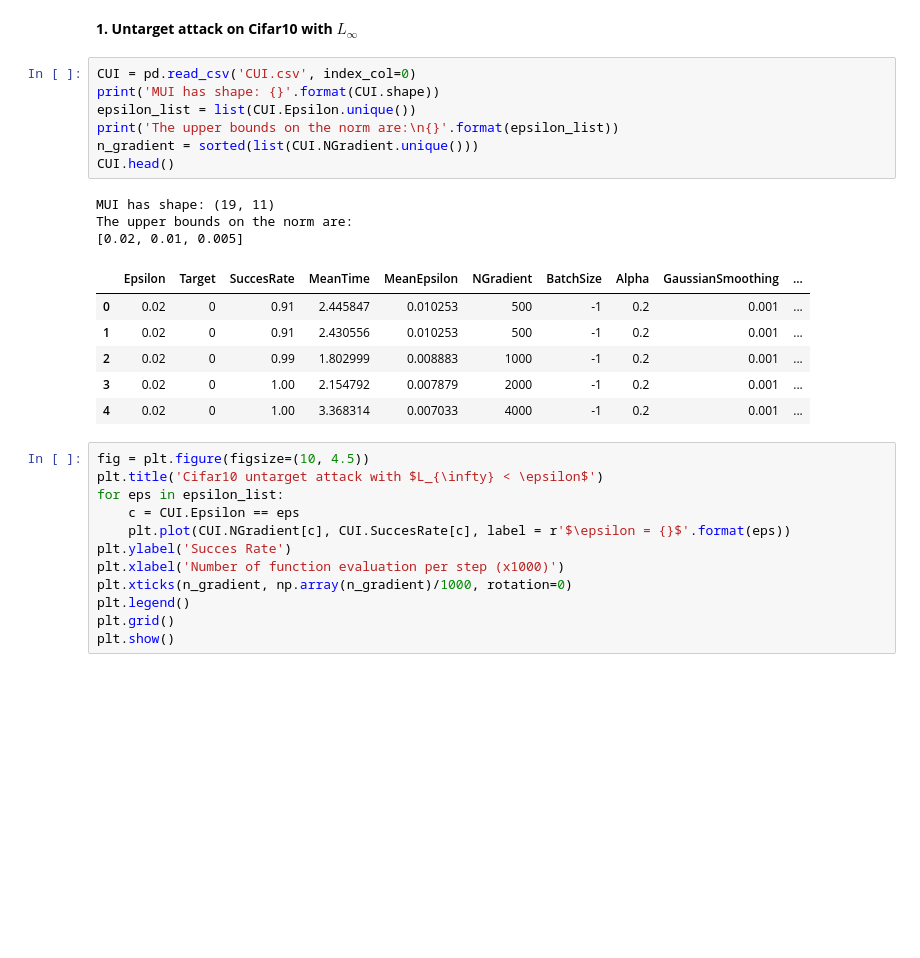
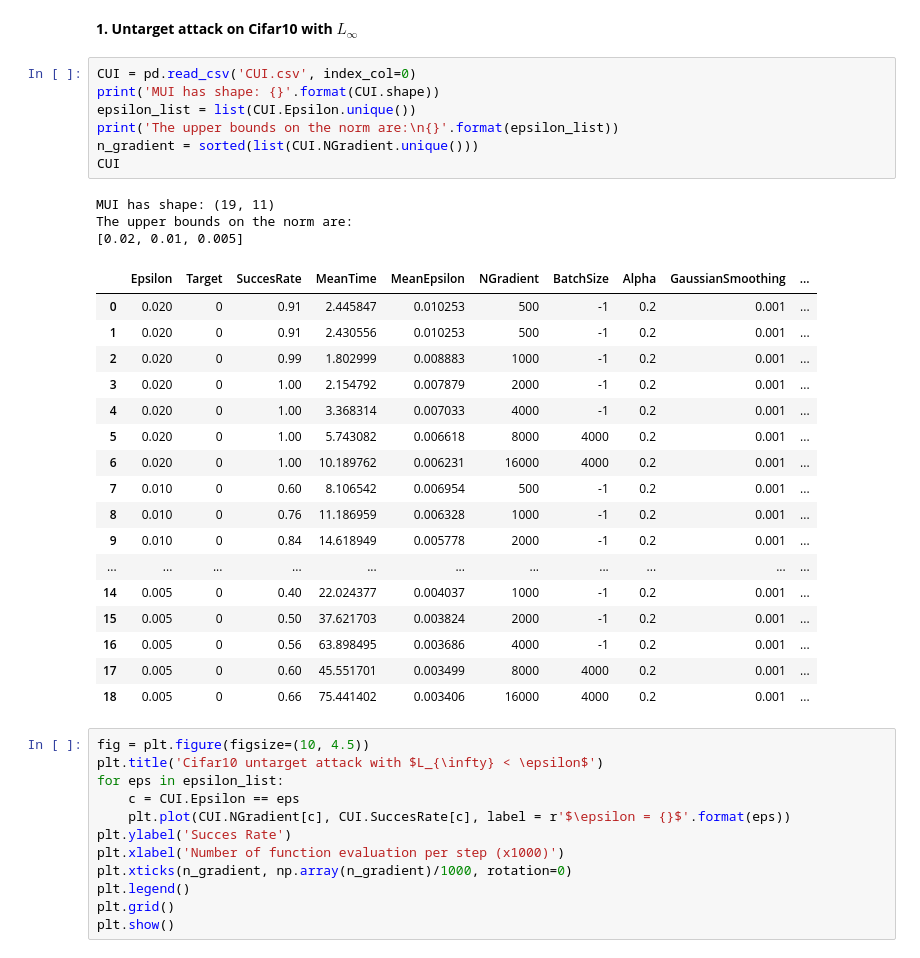
Before and after one commit to f-grimaldi/AdvAttack, a Jupyter notebook: results/ClassicZSCG/ZSCG_Cifar10_results_analysis.ipynb, the cells around one changed output. Saved outputs shown, nothing was run; the diff lists cells and outputs as text; blank space fills up the shorter version.

```diff
--- a/results/ClassicZSCG/ZSCG_Cifar10_results_analysis.ipynb
+++ b/results/ClassicZSCG/ZSCG_Cifar10_results_analysis.ipynb
@@ -21,20 +21,31 @@ import pandas as pd
 # %%
 CUI = pd.read_csv('CUI.csv', index_col=0)
 print('MUI has shape: {}'.format(CUI.shape))
 epsilon_list = list(CUI.Epsilon.unique())
 print('The upper bounds on the norm are:\n{}'.format(epsilon_list))
 n_gradient = sorted(list(CUI.NGradient.unique()))
-CUI.head()
+CUI
 # %% [output]
 MUI has shape: (19, 11)
 The upper bounds on the norm are:
 [0.02, 0.01, 0.005]
 |  | Epsilon | Target | SuccesRate | MeanTime | MeanEpsilon | NGradient | BatchSize | Alpha | GaussianSmoothing | ... |
-| 0 | 0.02 | 0 | 0.91 | 2.445847 | 0.010253 | 500 | -1 | 0.2 | 0.001 | ... |
-| 1 | 0.02 | 0 | 0.91 | 2.430556 | 0.010253 | 500 | -1 | 0.2 | 0.001 | ... |
-| 2 | 0.02 | 0 | 0.99 | 1.802999 | 0.008883 | 1000 | -1 | 0.2 | 0.001 | ... |
-| 3 | 0.02 | 0 | 1.00 | 2.154792 | 0.007879 | 2000 | -1 | 0.2 | 0.001 | ... |
-| 4 | 0.02 | 0 | 1.00 | 3.368314 | 0.007033 | 4000 | -1 | 0.2 | 0.001 | ... |
+| 0 | 0.020 | 0 | 0.91 | 2.445847 | 0.010253 | 500 | -1 | 0.2 | 0.001 | ... |
+| 1 | 0.020 | 0 | 0.91 | 2.430556 | 0.010253 | 500 | -1 | 0.2 | 0.001 | ... |
+| 2 | 0.020 | 0 | 0.99 | 1.802999 | 0.008883 | 1000 | -1 | 0.2 | 0.001 | ... |
+| 3 | 0.020 | 0 | 1.00 | 2.154792 | 0.007879 | 2000 | -1 | 0.2 | 0.001 | ... |
+| 4 | 0.020 | 0 | 1.00 | 3.368314 | 0.007033 | 4000 | -1 | 0.2 | 0.001 | ... |
+| 5 | 0.020 | 0 | 1.00 | 5.743082 | 0.006618 | 8000 | 4000 | 0.2 | 0.001 | ... |
+| 6 | 0.020 | 0 | 1.00 | 10.189762 | 0.006231 | 16000 | 4000 | 0.2 | 0.001 | ... |
+| 7 | 0.010 | 0 | 0.60 | 8.106542 | 0.006954 | 500 | -1 | 0.2 | 0.001 | ... |
+| 8 | 0.010 | 0 | 0.76 | 11.186959 | 0.006328 | 1000 | -1 | 0.2 | 0.001 | ... |
+| 9 | 0.010 | 0 | 0.84 | 14.618949 | 0.005778 | 2000 | -1 | 0.2 | 0.001 | ... |
+| ... | ... | ... | ... | ... | ... | ... | ... | ... | ... | ... |
+| 14 | 0.005 | 0 | 0.40 | 22.024377 | 0.004037 | 1000 | -1 | 0.2 | 0.001 | ... |
+| 15 | 0.005 | 0 | 0.50 | 37.621703 | 0.003824 | 2000 | -1 | 0.2 | 0.001 | ... |
+| 16 | 0.005 | 0 | 0.56 | 63.898495 | 0.003686 | 4000 | -1 | 0.2 | 0.001 | ... |
+| 17 | 0.005 | 0 | 0.60 | 45.551701 | 0.003499 | 8000 | 4000 | 0.2 | 0.001 | ... |
+| 18 | 0.005 | 0 | 0.66 | 75.441402 | 0.003406 | 16000 | 4000 | 0.2 | 0.001 | ... |
 # %%
 fig = plt.figure(figsize=(10, 4.5))
 plt.title('Cifar10 untarget attack with $L_{\infty} < \epsilon$')
```
Also changed, not shown: parts of 3 cells of this notebook, 12 other files.
